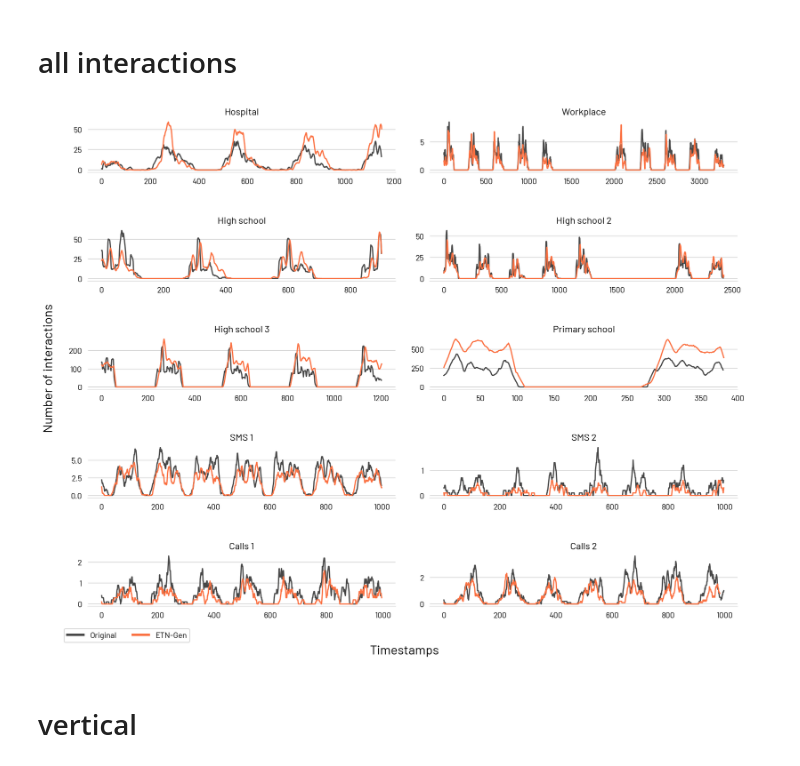
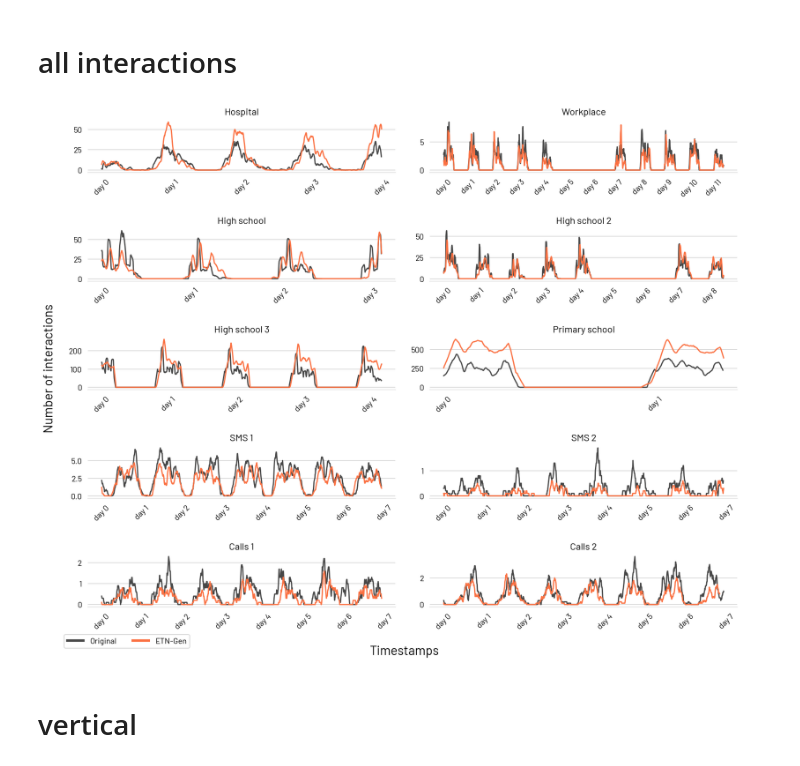
Before and after one commit to AntonioLonga/ETNgen, a Jupyter notebook: Evaluation/Number of interaction_2.ipynb, the cells around one changed output. Cells and saved outputs as stored; diff of their text form; code cells hidden in the pictures.

```diff
--- a/Evaluation/Number of interaction_2.ipynb
+++ b/Evaluation/Number of interaction_2.ipynb
@@ -475,7 +496,8 @@ lh_e = load_ETNgen_graph("LH10")
 invs_e = load_ETNgen_graph("InVS13")
 
 hs11_e = load_ETNgen_graph("High_School11")
-hs12_e = load_ETNgen_graph("High_School12")
+hs12_e = load_ETNgen_graph("High_
+    x = np.arange(0,(len(tmp)*300)/(60*60*24),(len(tmp)*300)/(60*60*24)/len(tmp))School12")
 hs13_e = load_ETNgen_graph("High_School13")
 ps_e = load_ETNgen_graph("primary_school")
 # %%
@@ -486,29 +508,41 @@ ff_s_e = load_ETNgen_graph("FF_SMS_1sett")
 # %%
 figure, axes = plt.subplots(nrows=5, ncols=2,figsize=(12,9))
 figure.tight_layout(h_pad=5,w_pad=1)
 
 figure.text(0.5, -0.05, 'Timestamps', ha='center',fontdict={'size':16})
 figure.text(-0.02, 0.5, 'Number of interactions', va='center', rotation='vertical',fontdict={'size':16})
 
 
 plot_all_nb_int_one_graph(axes[0][0],lh,lh_e,"Hospital")
+axes[0][0].set_xticks([0,1,2,3,4],labels=["day 0","day 1","day 2","day 3","day 4"],rotation=45)
 plot_all_nb_int_one_graph(axes[0][1],invs,invs_e,"Workplace")
+axes[0][1].set_xticks([0,1,2,3,4,5,6,7,8,9,10,11],labels=["day 0","day 1","day 2","day 3","day 4",
+          "day 5","day 6","day 7","day 8","day 9","day 10","day 11"],rotation=45)
 
 plot_all_nb_int_one_graph(axes[1][0],hs11,hs11_e,"High school")
+axes[1][0].set_xticks([0,1,2,3],labels=["day 0","day 1","day 2","day 3"],rotation=45)
 plot_all_nb_int_one_graph(axes[1][1],hs12,hs12_e,"High school 2")
+axes[1][1].set_xticks([0,1,2,3,4,5,6,7,8],labels=["day 0","day 1","day 2","day 3",
+                                                  "day 4","day 5","day 6","day 7","day 8"],rotation=45)
 
 plot_all_nb_int_one_graph(axes[2][0],hs13,hs13_e,"High school 3")
+axes[2][0].set_xticks([0,1,2,3,4],labels=["day 0","day 1","day 2","day 3","day 4"],rotation=45)
 plot_all_nb_int_one_graph(axes[2][1],ps,ps_e,"Primary school")
+axes[2][1].set_xticks([0,1],labels=["day 0","day 1"],rotation=45)
 
-plot_all_nb_int_one_graph(axes[3][0],dtu_s,dtu_s_e,"SMS 1")
-plot_all_nb_int_one_graph(axes[3][1],ff_s,ff_s_e,"SMS 2")
+plot_all_nb_int_one_graph(axes[3][0],dtu_s,dtu_s_e,"SMS 1",seicento=True)
+axes[3][0].set_xticks([0,1,2,3,4,5,6,7],labels=["day 0","day 1","day 2","day 3","day 4","day 5","day 6","day 7"],rotation=45)
+plot_all_nb_int_one_graph(axes[3][1],ff_s,ff_s_e,"SMS 2",seicento=True)
+axes[3][1].set_xticks([0,1,2,3,4,5,6,7],labels=["day 0","day 1","day 2","day 3","day 4","day 5","day 6","day 7"],rotation=45)
 
-plot_all_nb_int_one_graph(axes[4][0],dtu_c,dtu_c_e,"Calls 1")
-plot_all_nb_int_one_graph(axes[4][1],ff_c,ff_c_e,"Calls 2",legend=True)
+plot_all_nb_int_one_graph(axes[4][0],dtu_c,dtu_c_e,"Calls 1",seicento=True)
+axes[4][0].set_xticks([0,1,2,3,4,5,6,7],labels=["day 0","day 1","day 2","day 3","day 4","day 5","day 6","day 7"],rotation=45)
+plot_all_nb_int_one_graph(axes[4][1],ff_c,ff_c_e,"Calls 2",legend=True,seicento=True)
+axes[4][1].set_xticks([0,1,2,3,4,5,6,7],labels=["day 0","day 1","day 2","day 3","day 4","day 5","day 6","day 7"],rotation=45)
 
 figure.savefig("nb_interactions_all_main_test_V4.pdf", bbox_inches = 'tight')
 # %% [output]
-[figure, old version]
+[figure, new version]
 # %% [markdown]
 # vertical
 # %%
```
Also changed, not shown: parts of 5 cells of this notebook, 40 other files.
